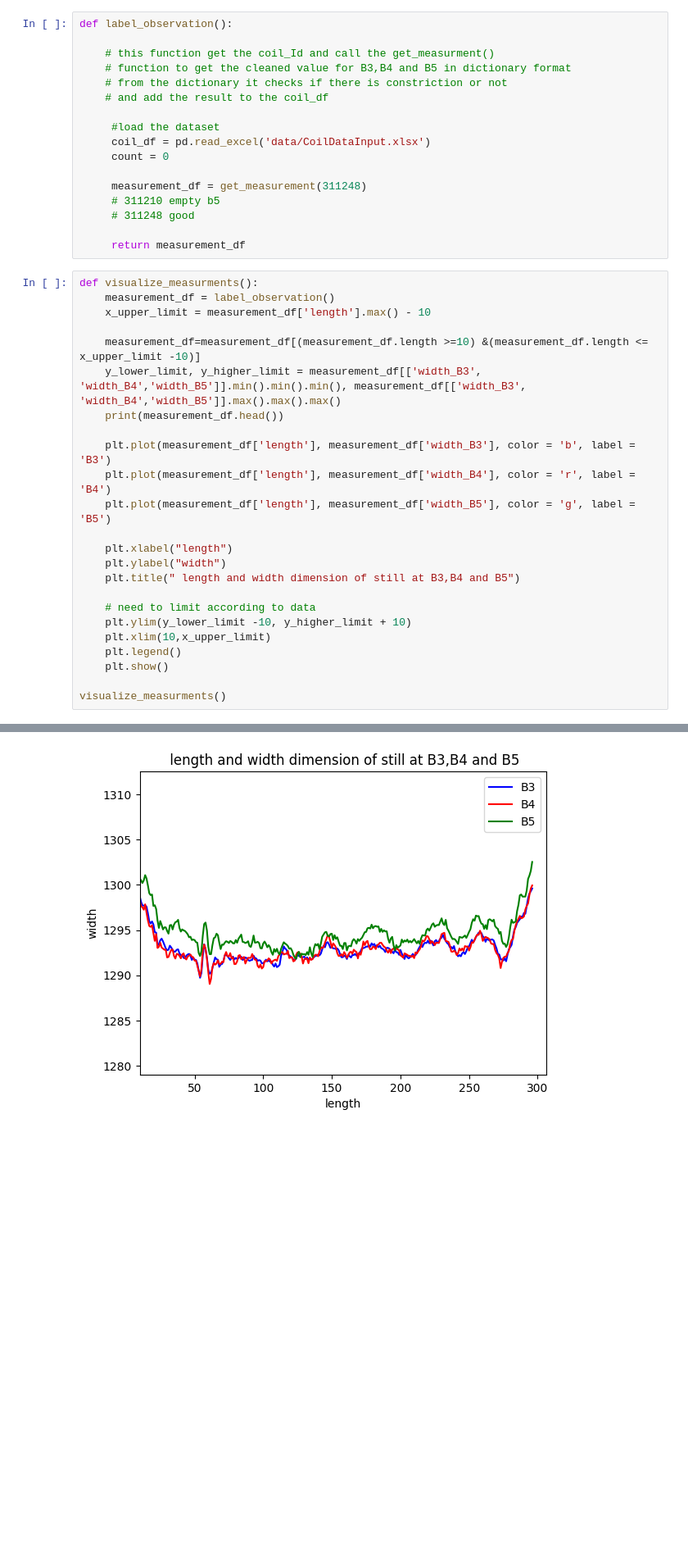
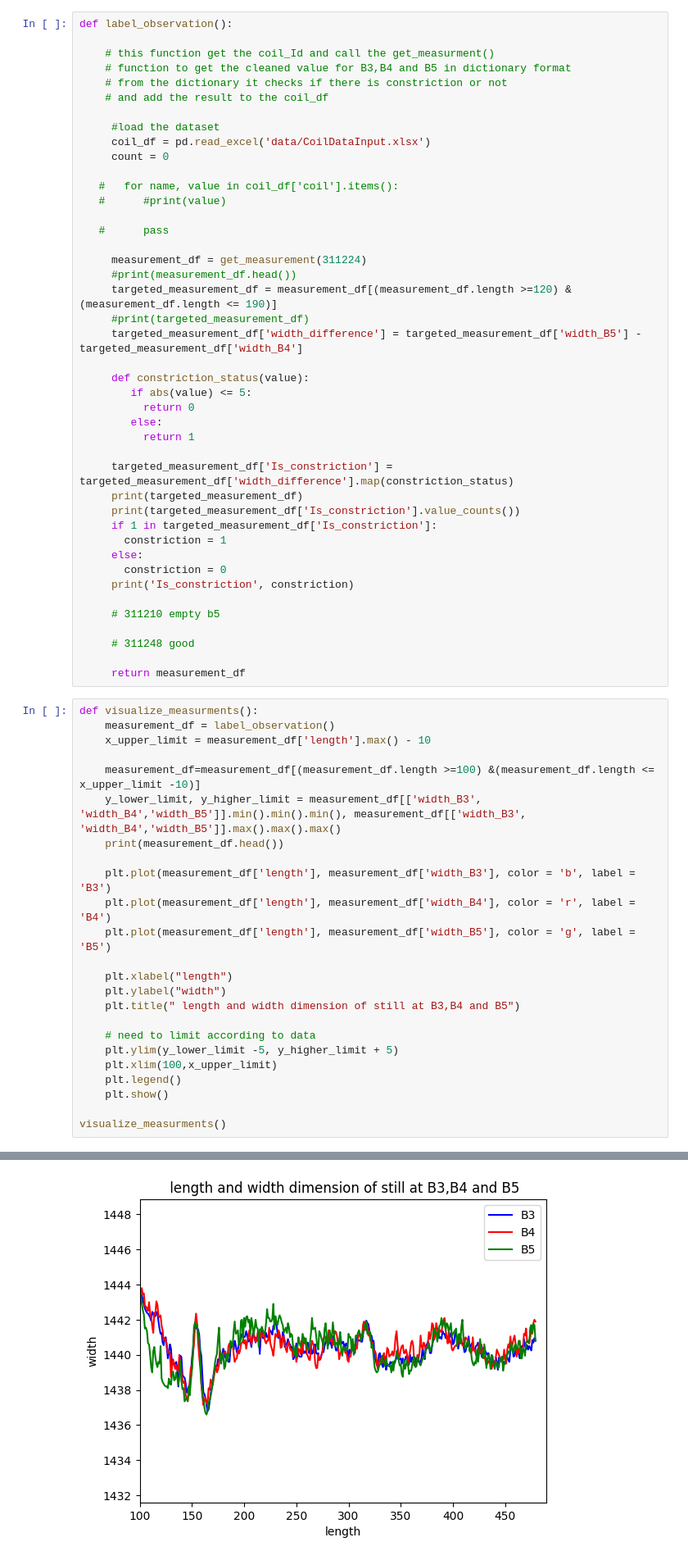
Before and after one commit to AmanuelZeredawit/Anomaly-detection-and-classification, a Jupyter notebook: analysis.ipynb, the cells around one changed output, grey strips where cells are left out. Shown at 82% size. Cells and saved outputs as stored; diff of their text form; blank space fills up the shorter version.

```diff
--- a/analysis.ipynb
+++ b/analysis.ipynb
@@ -107,8 +106,34 @@ def label_observation():
      coil_df = pd.read_excel('data/CoilDataInput.xlsx')
      count = 0
 
-     measurement_df = get_measurement(311248)
+   #   for name, value in coil_df['coil'].items():
+   #      #print(value)
+
+   #      pass
+
+     measurement_df = get_measurement(311224)
+     #print(measurement_df.head())
+     targeted_measurement_df = measurement_df[(measurement_df.length >=120) &(measurement_df.length <= 190)]
+     #print(targeted_measurement_df)
+     targeted_measurement_df['width_difference'] = targeted_measurement_df['width_B5'] - targeted_measurement_df['width_B4']
+
+     def constriction_status(value):
+        if abs(value) <= 5:
+          return 0
+        else:
+          return 1
+
+     targeted_measurement_df['Is_constriction'] = targeted_measurement_df['width_difference'].map(constriction_status)
+     print(targeted_measurement_df)
+     print(targeted_measurement_df['Is_constriction'].value_counts())
+     if 1 in targeted_measurement_df['Is_constriction']:
+       constriction = 1
+     else:
+       constriction = 0
+     print('Is_constriction', constriction)
+
      # 311210 empty b5
+
      # 311248 good
 
      return measurement_df
@@ -117,7 +142,7 @@ def visualize_measurments():
     measurement_df = label_observation()
     x_upper_limit = measurement_df['length'].max() - 10
 
-    measurement_df=measurement_df[(measurement_df.length >=10) &(measurement_df.length <= x_upper_limit -10)]
+    measurement_df=measurement_df[(measurement_df.length >=100) &(measurement_df.length <= x_upper_limit -10)]
     y_lower_limit, y_higher_limit = measurement_df[['width_B3', 'width_B4','width_B5']].min().min().min(), measurement_df[['width_B3', 'width_B4','width_B5']].max().max().max()
     print(measurement_df.head())
 
@@ -130,8 +155,8 @@ def visualize_measurments():
     plt.title(" length and width dimension of still at B3,B4 and B5")
 
     # need to limit according to data
-    plt.ylim(y_lower_limit -10, y_higher_limit + 10)
-    plt.xlim(10,x_upper_limit)
+    plt.ylim(y_lower_limit -5, y_higher_limit + 5)
+    plt.xlim(100,x_upper_limit)
     plt.legend()
     plt.show()
 
@@ -152 +192 @@ coil Id:  311248
-[figure, old version]
+[figure, new version]
```
Also changed, not shown: parts of 4 cells of this notebook.
